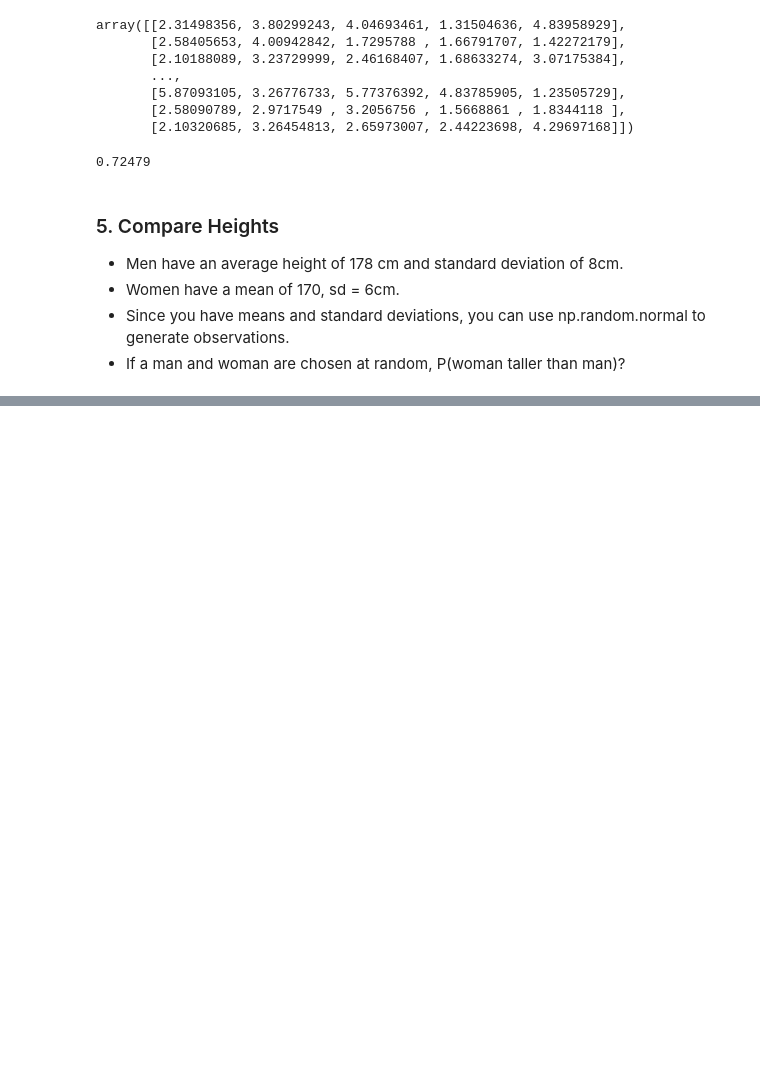
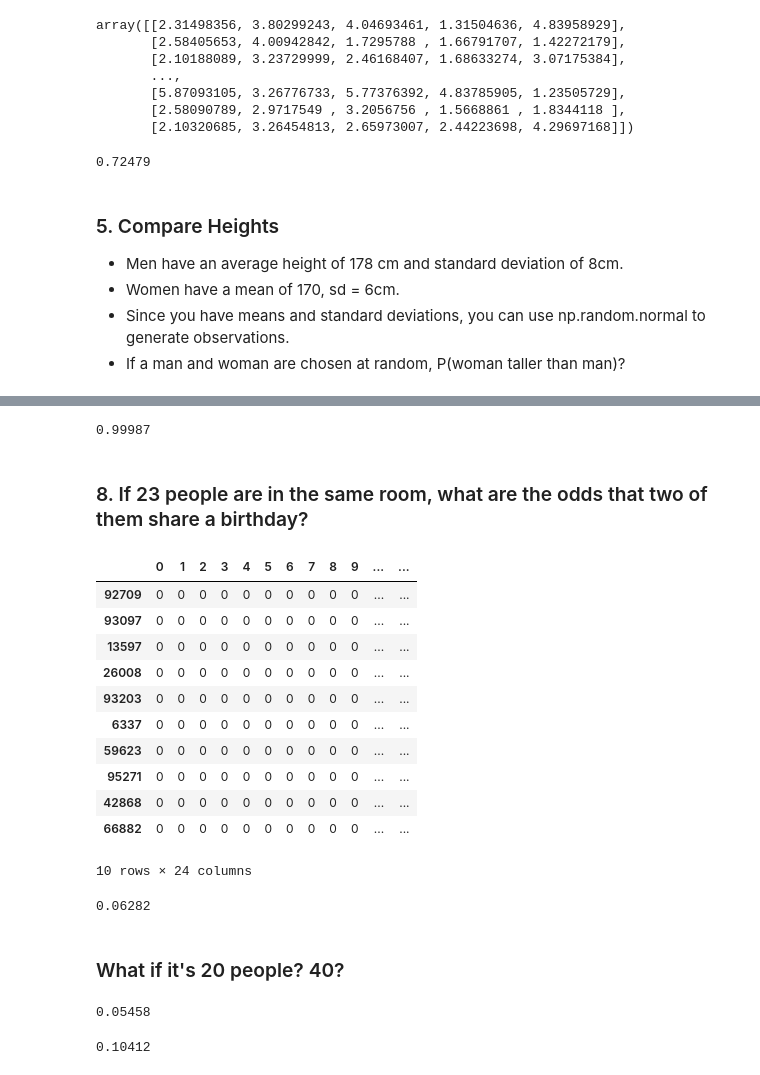
Before and after one commit to brianclements03/statistics-exercises, a Jupyter notebook: simulation.ipynb, the cells around one changed output, grey strips where cells are left out. Drawn from its saved outputs; the diff is of its cells as text; code cells hidden in the pictures; blank space fills up the shorter version.

```diff
--- a/simulation.ipynb
+++ b/simulation.ipynb
@@ -199,0 +415,54 @@ array([[2.31498356, 3.80299243, 4.04693461, 1.31504636, 4.83958929],
+# %%
+#here's our likelyhood of having a food truck on 1 day this week:
+(food_truck.ft_count != 0).mean()
+# %% [output]
+0.99987
+# %% [markdown]
+### 8. If 23 people are in the same room, what are the odds that two of them share a birthday?
+# %%
+n_trials = 100_000
+n_bdays = 23
+#0 = don't share bday, 1= share bday
+birthday = np.random.choice([0,1], size=(n_trials, n_bdays), p=(364/365,1/365))
+birthday = pd.DataFrame(birthday)
+birthday['bd_count'] = birthday.sum(axis=1)
+birthday.sample(10)
+# %% [output]
+|  | 0 | 1 | 2 | 3 | 4 | 5 | 6 | 7 | 8 | 9 | ... | ... |
+| 92709 | 0 | 0 | 0 | 0 | 0 | 0 | 0 | 0 | 0 | 0 | ... | ... |
+| 93097 | 0 | 0 | 0 | 0 | 0 | 0 | 0 | 0 | 0 | 0 | ... | ... |
+| 13597 | 0 | 0 | 0 | 0 | 0 | 0 | 0 | 0 | 0 | 0 | ... | ... |
+| 26008 | 0 | 0 | 0 | 0 | 0 | 0 | 0 | 0 | 0 | 0 | ... | ... |
+| 93203 | 0 | 0 | 0 | 0 | 0 | 0 | 0 | 0 | 0 | 0 | ... | ... |
+| 6337 | 0 | 0 | 0 | 0 | 0 | 0 | 0 | 0 | 0 | 0 | ... | ... |
+| 59623 | 0 | 0 | 0 | 0 | 0 | 0 | 0 | 0 | 0 | 0 | ... | ... |
+| 95271 | 0 | 0 | 0 | 0 | 0 | 0 | 0 | 0 | 0 | 0 | ... | ... |
+| 42868 | 0 | 0 | 0 | 0 | 0 | 0 | 0 | 0 | 0 | 0 | ... | ... |
+| 66882 | 0 | 0 | 0 | 0 | 0 | 0 | 0 | 0 | 0 | 0 | ... | ... |
+10 rows × 24 columns
+# %%
+(birthday.bd_count > 0).mean()
+# %% [output]
+0.06282
+# %% [markdown]
+### What if it's 20 people? 40?
+# %%
+n_trials = 100_000
+n_bdays = 20
+#0 = don't share bday, 1= share bday
+birthday = np.random.choice([0,1], size=(n_trials, n_bdays), p=(364/365,1/365))
+birthday = pd.DataFrame(birthday)
+birthday['bd_count'] = birthday.sum(axis=1)
+(birthday.bd_count > 0).mean()
+# %% [output]
+0.05458
+# %%
+n_trials = 100_000
+n_bdays = 40
+#0 = don't share bday, 1= share bday
+birthday = np.random.choice([0,1], size=(n_trials, n_bdays), p=(364/365,1/365))
+birthday = pd.DataFrame(birthday)
+birthday['bd_count'] = birthday.sum(axis=1)
+(birthday.bd_count > 0).mean()
+# %% [output]
+0.10412
```
Also changed, not shown: parts of 33 cells of this notebook.
